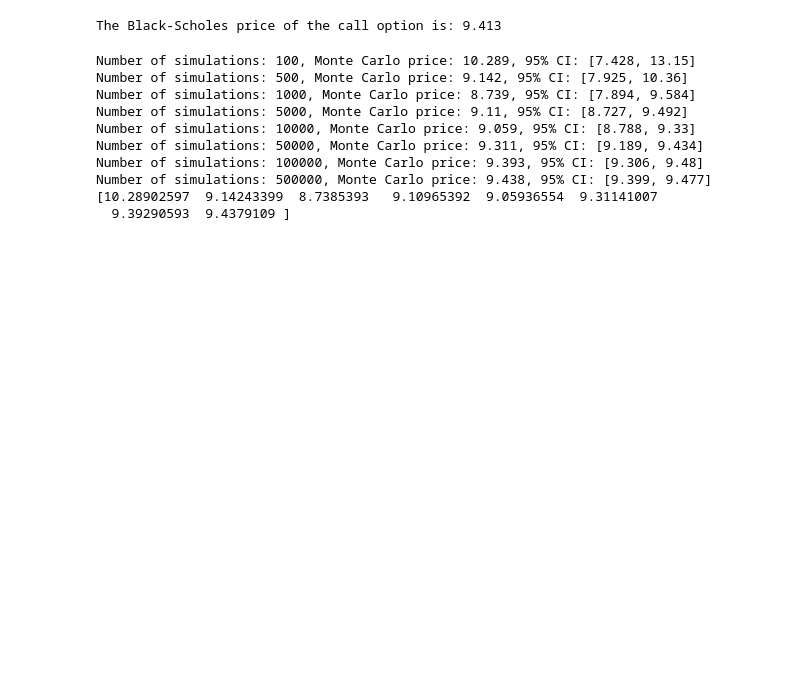
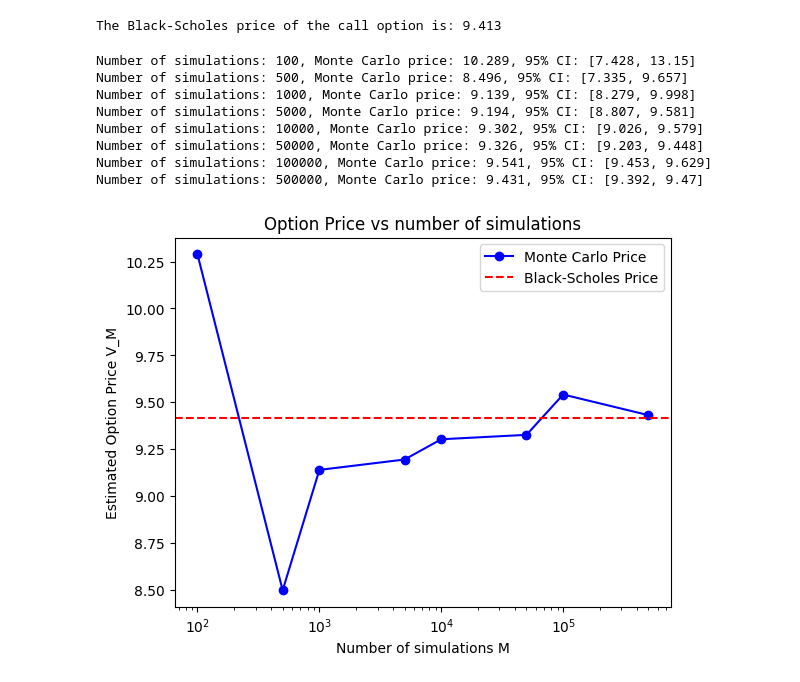
Before and after one commit to tom-fritzdorf/Financial-derivatives, a Jupyter notebook: noah.ipynb, the cells around one changed output. Cells and saved outputs as stored; diff of their text form; code cells hidden in the pictures; blank space fills up the shorter version.

```diff
--- a/noah.ipynb
+++ b/noah.ipynb
@@ -23,29 +23,37 @@ The Black-Scholes price of the call option is: 9.413
 # %%
 #Monte Carlo simulation for option pricing
 M_values = [1e2, 5e2, 1e3, 5e3, 1e4, 5e4, 1e5, 5e5]  # number of simulations
 m = len(M_values)
 
 V_M = np.zeros(m)
 SE_M = np.zeros(m)
 CI = np.zeros(m)
+np.random.seed(0)  # for reproducibility
 
 for i in range(m):
-    np.random.seed(0)  # for reproducibility
     Zm = np.random.standard_normal(int(M_values[i]))
     ST_m = S0 * np.exp((r - 0.5 * sigma **2)*T+sigma * np.sqrt(T) * Zm)
     h = np.maximum(ST_m - K, 0)
     V_M[i] = np.exp(-r*T) * 1/len(ST_m) * np.sum(h)
     SE_M[i] = np.exp(-r*T) * np.std(h) / np.sqrt(len(ST_m))
     CI[i] = 1.96 * SE_M[i]
     print(f"Number of simulations: {int(M_values[i])}, Monte Carlo price: {round(V_M[i], 3)}, 95% CI: [{round(V_M[i] - CI[i], 3)}, {round(V_M[i] + CI[i], 3)}]")
+
+plt.plot(M_values, V_M, 'o-',label='Monte Carlo Price', color='blue')
+plt.xscale('log')
+plt.xlabel('Number of simulations M')
+plt.ylabel('Estimated Option Price V_M')
+plt.title('Option Price vs number of simulations')
+plt.axhline(y=V_BS, color='r', linestyle='--', label='Black-Scholes Price')
+plt.legend()
+plt.show()
 # %% [output]
 Number of simulations: 100, Monte Carlo price: 10.289, 95% CI: [7.428, 13.15]
-Number of simulations: 500, Monte Carlo price: 9.142, 95% CI: [7.925, 10.36]
-Number of simulations: 1000, Monte Carlo price: 8.739, 95% CI: [7.894, 9.584]
-Number of simulations: 5000, Monte Carlo price: 9.11, 95% CI: [8.727, 9.492]
-Number of simulations: 10000, Monte Carlo price: 9.059, 95% CI: [8.788, 9.33]
-Number of simulations: 50000, Monte Carlo price: 9.311, 95% CI: [9.189, 9.434]
-Number of simulations: 100000, Monte Carlo price: 9.393, 95% CI: [9.306, 9.48]
-Number of simulations: 500000, Monte Carlo price: 9.438, 95% CI: [9.399, 9.477]
-[10.28902597  9.14243399  8.7385393   9.10965392  9.05936554  9.31141007
-  9.39290593  9.4379109 ]
+Number of simulations: 500, Monte Carlo price: 8.496, 95% CI: [7.335, 9.657]
+Number of simulations: 1000, Monte Carlo price: 9.139, 95% CI: [8.279, 9.998]
+Number of simulations: 5000, Monte Carlo price: 9.194, 95% CI: [8.807, 9.581]
+Number of simulations: 10000, Monte Carlo price: 9.302, 95% CI: [9.026, 9.579]
+Number of simulations: 50000, Monte Carlo price: 9.326, 95% CI: [9.203, 9.448]
+Number of simulations: 100000, Monte Carlo price: 9.541, 95% CI: [9.453, 9.629]
+Number of simulations: 500000, Monte Carlo price: 9.431, 95% CI: [9.392, 9.47]
+[figure, added]
```
Also changed, not shown: parts of 1 cell of this notebook.
